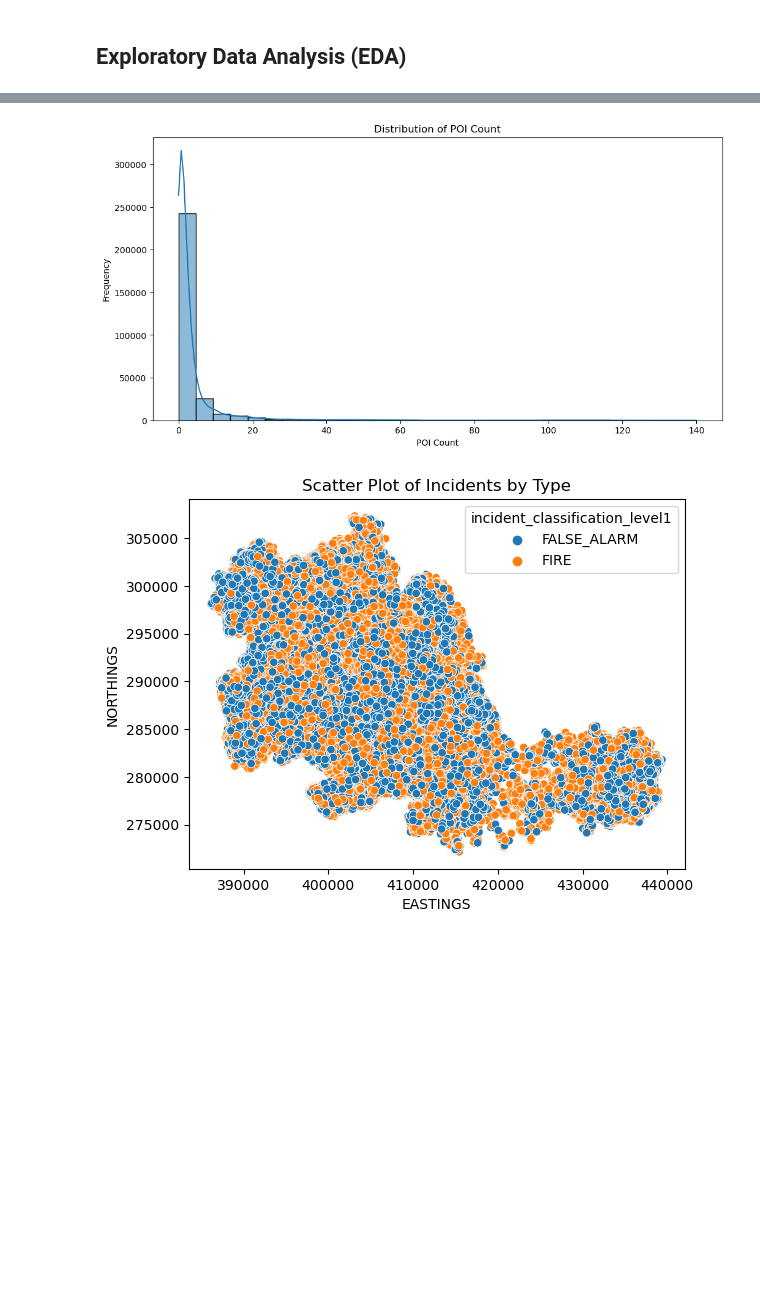
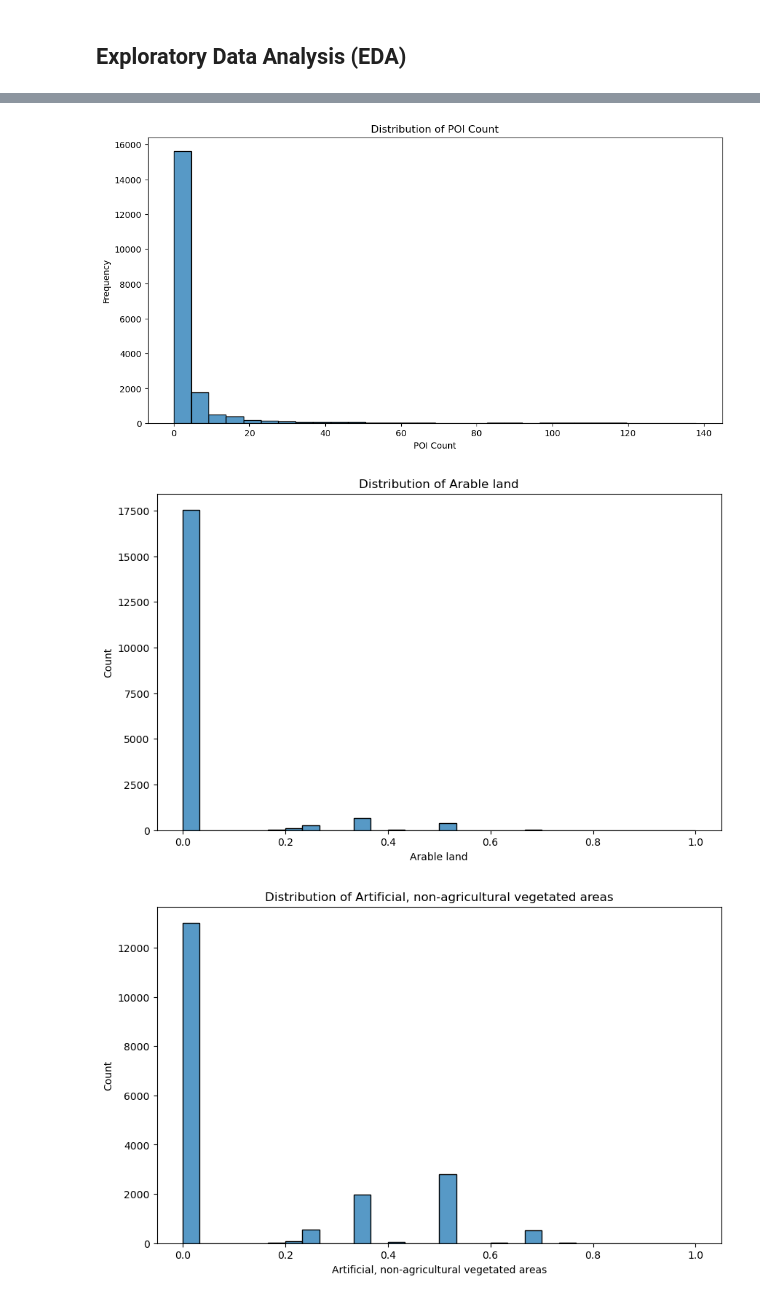
Before and after one commit to gordenleee/CASA_2024_Yunlong_Li, a Jupyter notebook: dissertation.ipynb, the cells around one changed output, grey strips where cells are left out. Cells and saved outputs as stored; diff of their text form; code cells hidden in the pictures; blank space fills up the shorter version.

```diff
--- a/dissertation.ipynb
+++ b/dissertation.ipynb
@@ -107,6 +108,9 @@ print(incidents_df.head())
 # Filter to keep only FIRE and FALSE_ALARM incidents
 incidents_df = incidents_df[incidents_df['incident_classification_level1'].isin(['FIRE', 'FALSE_ALARM'])]
 
+# Filter the DataFrame to only include rows where the year is 2023
+incidents_df = incidents_df[incidents_df['call_time'].dt.year == 2023]
+
 # Display the filtered DataFrame
 print(incidents_df.head())
 # %% [output]
@@ -417,0 +527,6 @@ EPSG:3857
+# %%
+# Load the IMD shapefile
+imd_gdf = gpd.read_file('English_IMD_2019/IMD_2019.shp')
+
+# Display the first few rows to understand the structure
+print(imd_gdf.head())
@@ -417,0 +566,15 @@ EPSG:3857
+# %%
+# Perform a spatial join
+incidents_with_imd = gpd.sjoin(incidents_gdf, imd_gdf[['geometry', 'OutScore']], how="left", op='intersects')
+
+# Rename 'OutScore' to 'IMD_score'
+incidents_with_imd.rename(columns={'OutScore': 'IMD_score'}, inplace=True)
+
+# Display the first few rows to check the results
+print(incidents_with_imd.head())
+
+# Fill any missing IMD scores with a default value
+incidents_with_imd['IMD_score'].fillna(incidents_with_imd['IMD_score'].mean(), inplace=True)
+
+# Ensure IMD_score column is in incidents_df
+incidents_df['IMD_score'] = incidents_with_imd['IMD_score']
@@ -468,9 +649,27 @@ plt.show()
 
 # Distribution of poi_count
 plt.figure(figsize=(12, 6))
-sns.histplot(incidents_df['poi_count'], bins=30, kde=True)
+sns.histplot(incidents_df['poi_count'], bins=30, kde=False)
 plt.title('Distribution of POI Count')
 plt.xlabel('POI Count')
+plt.ylabel('Frequency')
+plt.show()
+
+# Loop through each land cover feature and create a histogram for each
+land_cover_features = list(land_cover_counts.columns)
+for feature in land_cover_features:
+    plt.figure(figsize=(10, 6))
+    sns.histplot(incidents_df[feature], bins=30, kde=False)
+    plt.title(f'Distribution of {feature}')
+    plt.xlabel(feature)
+    plt.ylabel('Count')
+    plt.show()
+
+# Distribution of out_score
+plt.figure(figsize=(10, 6))
+sns.histplot(incidents_with_imd['IMD_score'], bins=30, kde=False)
+plt.title('Distribution of IMD Score')
+plt.xlabel('IMD Score')
 plt.ylabel('Frequency')
 plt.show()
 
@@ -485,2 +684,3 @@ plt.show()
-[figure, old version]
+[figure, new version]
-[figure, old version]
+[figure, new version]
+[figure, added]
```
Also changed, not shown: parts of 26 cells of this notebook.
